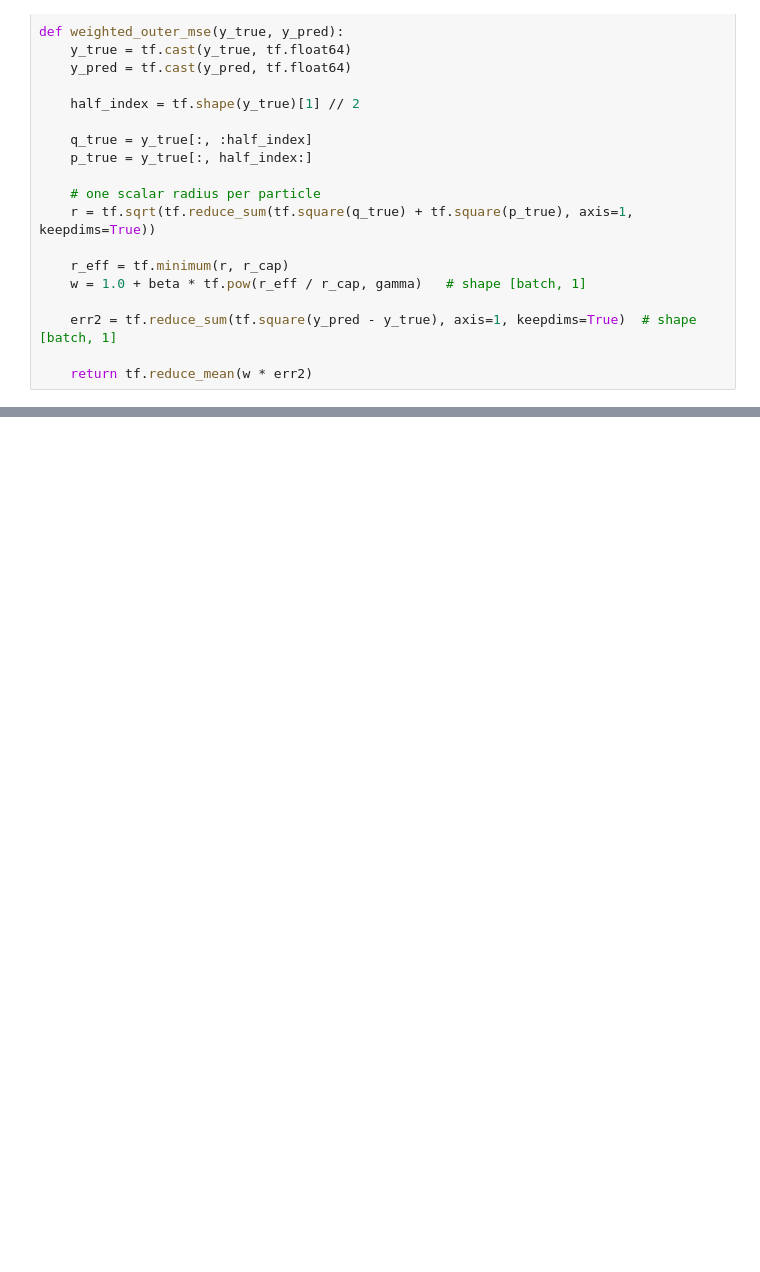
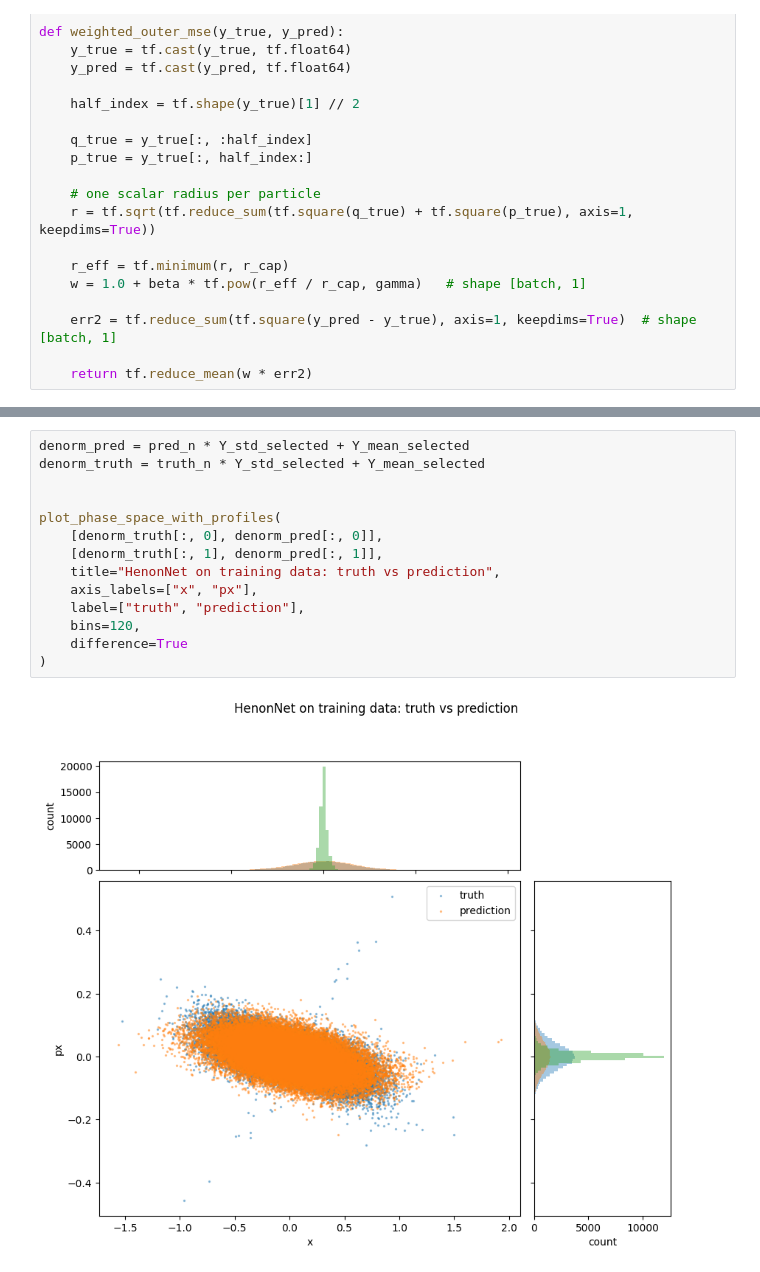
Before and after one commit to SantiagoM1227/ML4CollEffects, a Jupyter notebook: notebooks/20_henon/henon_2d_weigthed_wrapped.ipynb, the cells around one changed output, grey strips where cells are left out. Drawn from its saved outputs; the diff is of its cells as text; blank space fills up the shorter version.

```diff
--- a/notebooks/20_henon/henon_2d_weigthed_wrapped.ipynb
+++ b/notebooks/20_henon/henon_2d_weigthed_wrapped.ipynb
@@ -793,0 +866,16 @@ plot_phase_space_with_profiles(
+# %%
+denorm_pred = pred_n * Y_std_selected + Y_mean_selected
+denorm_truth = truth_n * Y_std_selected + Y_mean_selected
+
+
+plot_phase_space_with_profiles(
+    [denorm_truth[:, 0], denorm_pred[:, 0]],
+    [denorm_truth[:, 1], denorm_pred[:, 1]],
+    title="HenonNet on training data: truth vs prediction",
+    axis_labels=["x", "px"],
+    label=["truth", "prediction"],
+    bins=120,
+    difference=True
+)
+# %% [output]
+[figure, added]
```
Also changed, not shown: parts of 21 cells of this notebook, 2 other files.
